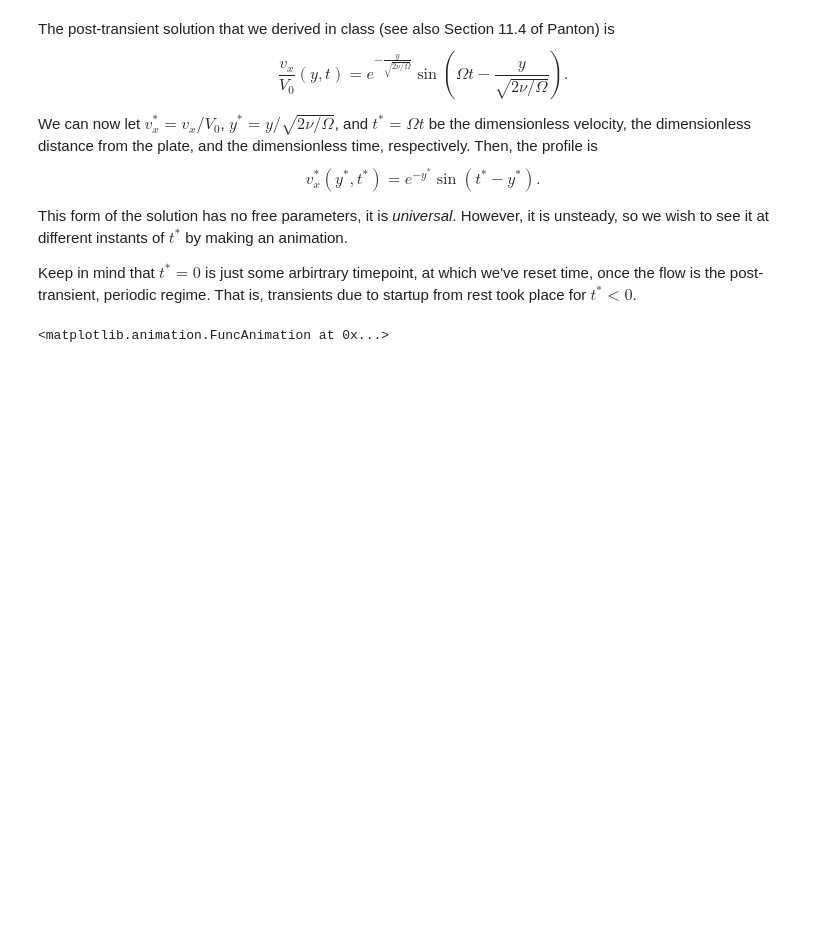
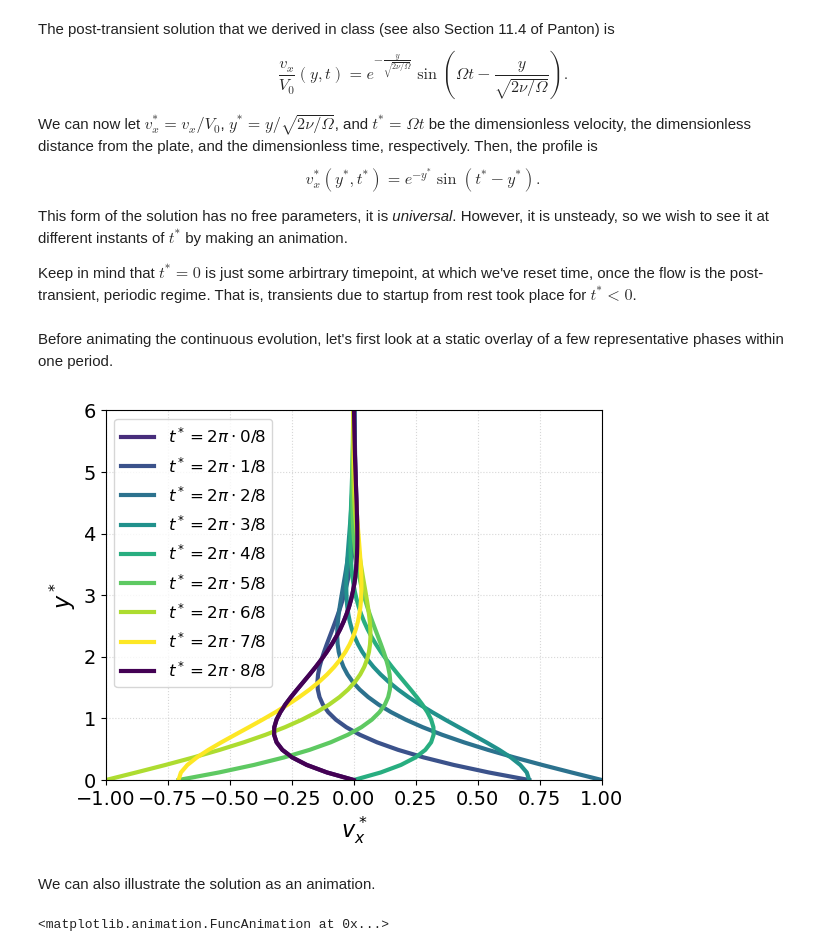
Before and after one commit to ichristov/intermediate-fluid-mechanics, a Jupyter notebook: Stokes_2nd_problem.ipynb, the cells around one changed output. Saved outputs shown, nothing was run; the diff lists cells and outputs as text; code cells hidden in the pictures; blank space fills up the shorter version.

```diff
--- a/Stokes_2nd_problem.ipynb
+++ b/Stokes_2nd_problem.ipynb
@@ -64,6 +64,38 @@ $$
 This form of the solution has no free parameters, it is _universal_. However, it is unsteady, so we wish to see it at different instants of $t^*$ by making an animation.
 
 Keep in mind that $t^*=0$ is just some arbirtrary timepoint, at which we've reset time, once the flow is the post-transient, periodic regime. That is, transients due to startup from rest took place for $t^*<0$.
+# %% [markdown]
+Before animating the continuous evolution, let's first look at a static overlay of a few representative phases within one period.
+# %%
+# define vertical extent of plot and grid
+ymax = 6.0
+y = np.linspace(0, ymax, endpoint=True)
+
+# sequential colormap with gradient that looks nice, also try 'cool' or 'summer'
+# https://matplotlib.org/stable/users/explain/colors/colormaps.html#sequential
+cmap = colormaps['viridis']
+
+# set up the figure and axis
+fig, ax = plt.subplots()
+ax.set_ylabel('$y^*$')
+ax.set_ylim(0, ymax)
+ax.set_xlabel('$v_x^*$')
+ax.set_xlim(-1, 1)
+
+ax.grid(alpha=0.5, linestyle='dotted')
+
+ts = np.linspace(0, 2*np.pi, 9, endpoint=True)
+for i in range(0, len(ts)):
+    vx = np.exp(-y)*np.sin(ts[i]-y)
+    randcol = cmap(ts[(i+1) % 9]/ts.max())  # argument from 0 to 1
+    ax.plot(vx, y,
+            linewidth=3, color=randcol, label=rf'$t^* = 2\pi\cdot{i}/8$')
+
+ax.legend(loc='upper left');
+# %% [output]
+[figure, added]
+# %% [markdown]
+We can also illustrate the solution as an animation.
 # %%
 # define vertical extent of plot and grid
 ymax = 6.0
```
Also changed, not shown: parts of 1 cell of this notebook, 20 other files.
